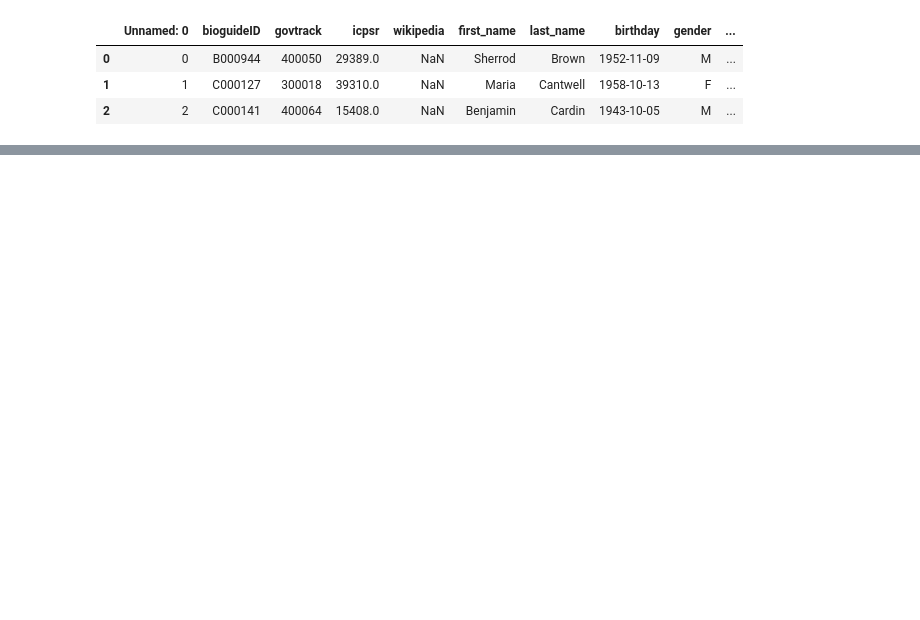
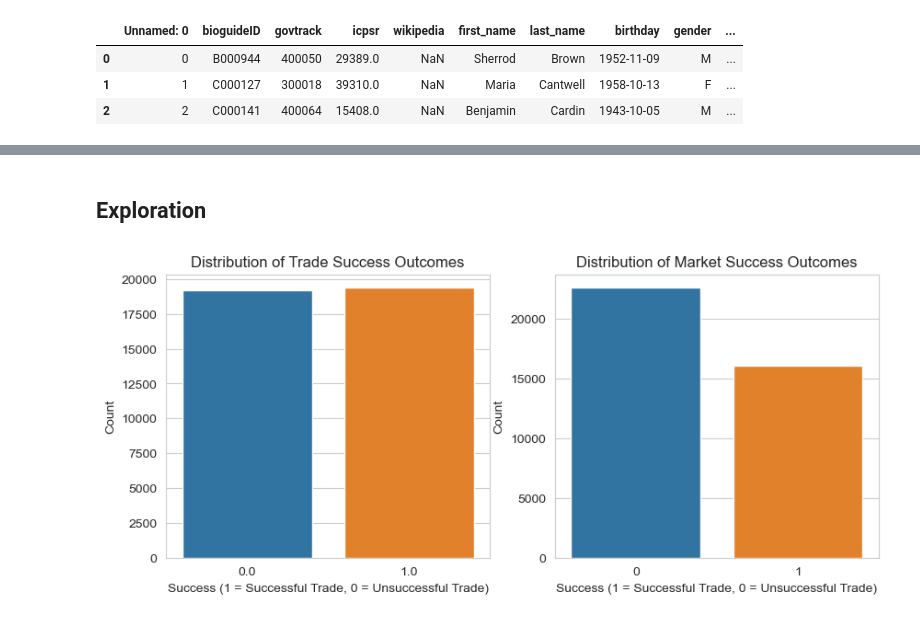
Before and after one commit to moajzashahab/congressional-trade-analysis, a Jupyter notebook: eda/analysis.ipynb, the cells around one changed output, grey strips where cells are left out. Drawn from its saved outputs; the diff is of its cells as text; code cells hidden in the pictures; blank space fills up the shorter version.

```diff
--- a/eda/analysis.ipynb
+++ b/eda/analysis.ipynb
@@ -169,0 +210,27 @@ master_df.to_excel('../data/master_df.xlsx',index=False)
+# %% [markdown]
+## Exploration
+# %%
+# Configure visual settings
+%matplotlib inline
+sns.set_style('whitegrid')
+plt.rcParams['figure.figsize'] = (10, 4)
+
+plt.subplot(1, 2, 1)  # row 1, column 2, count 1
+# Countplot of the 'trade_success' variable
+sns.countplot(x='trade_success', data=master_df)
+plt.title('Distribution of Trade Success Outcomes')
+plt.xlabel('Success (1 = Successful Trade, 0 = Unsuccessful Trade)')
+plt.ylabel('Count')
+
+
+plt.subplot(1, 2, 2)
+# Countplot of the 'market_success' variable
+sns.countplot(x='market_success', data=master_df)
+plt.title('Distribution of Market Success Outcomes')
+plt.xlabel('Success (1 = Successful Trade, 0 = Unsuccessful Trade)')
+plt.ylabel('Count')
+
+
+plt.show()
+# %% [output]
+[figure, added]
```
Also changed, not shown: parts of 38 cells of this notebook, 4 other files.
